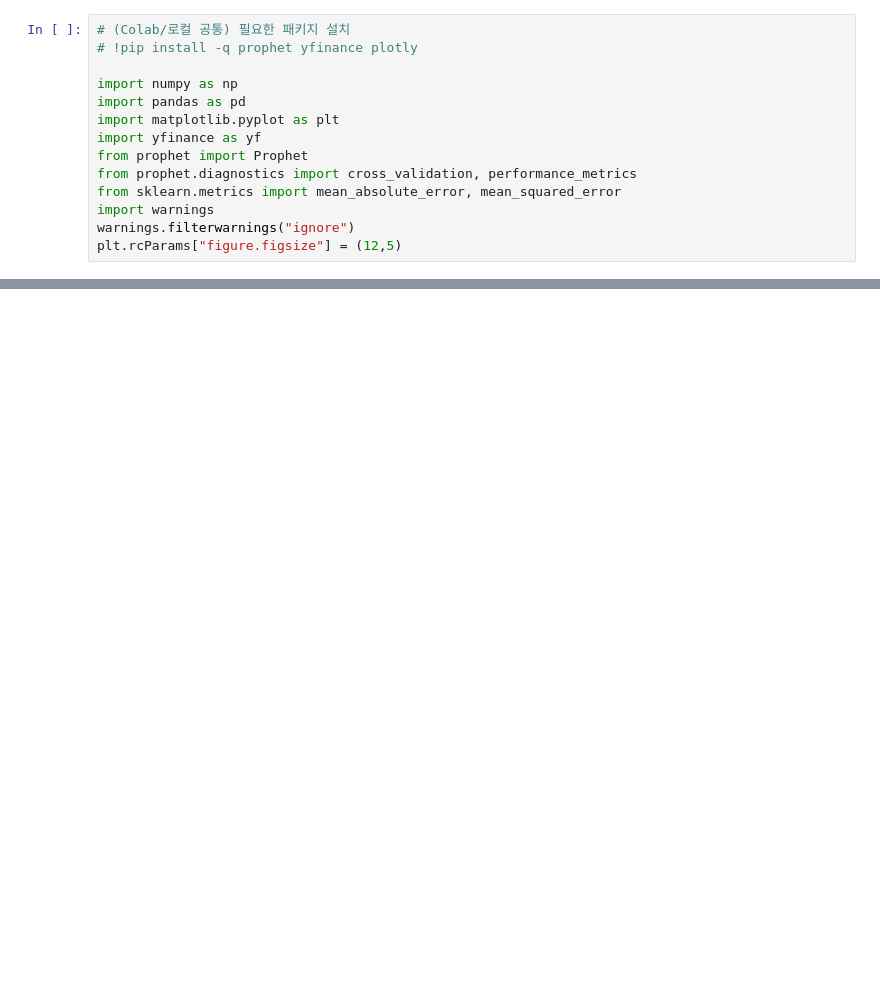
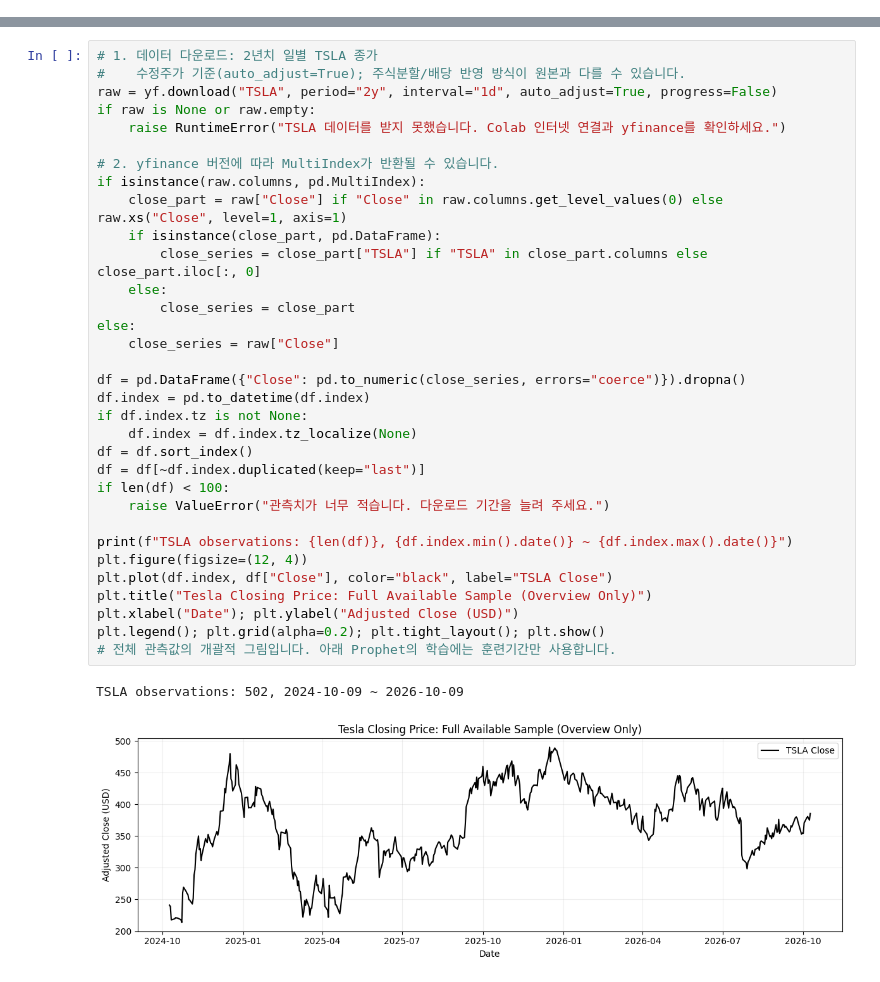
Before and after one commit to nhjung-phd/TimeSeriesAnalysis, a Jupyter notebook: notebooks/26_prophet_forecast.ipynb, the cells around one changed output, grey strips where cells are left out. Drawn from its saved outputs; the diff is of its cells as text; blank space fills up the shorter version.

Commit message:
Colab을 통해 생성됨

```diff
--- a/notebooks/26_prophet_forecast.ipynb
+++ b/notebooks/26_prophet_forecast.ipynb
@@ -7,14 +33,0 @@
-# %%
-# (Colab/로컬 공통) 필요한 패키지 설치
-# !pip install -q prophet yfinance plotly
-
-import numpy as np
-import pandas as pd
-import matplotlib.pyplot as plt
-import yfinance as yf
-from prophet import Prophet
-from prophet.diagnostics import cross_validation, performance_metrics
-from sklearn.metrics import mean_absolute_error, mean_squared_error
-import warnings
-warnings.filterwarnings("ignore")
-plt.rcParams["figure.figsize"] = (12,5)
@@ -235,0 +34,36 @@ plt.legend(); plt.show()
+# %%
+# 1. 데이터 다운로드: 2년치 일별 TSLA 종가
+#    수정주가 기준(auto_adjust=True); 주식분할/배당 반영 방식이 원본과 다를 수 있습니다.
+raw = yf.download("TSLA", period="2y", interval="1d", auto_adjust=True, progress=False)
+if raw is None or raw.empty:
+    raise RuntimeError("TSLA 데이터를 받지 못했습니다. Colab 인터넷 연결과 yfinance를 확인하세요.")
+
+# 2. yfinance 버전에 따라 MultiIndex가 반환될 수 있습니다.
+if isinstance(raw.columns, pd.MultiIndex):
+    close_part = raw["Close"] if "Close" in raw.columns.get_level_values(0) else raw.xs("Close", level=1, axis=1)
+    if isinstance(close_part, pd.DataFrame):
+        close_series = close_part["TSLA"] if "TSLA" in close_part.columns else close_part.iloc[:, 0]
+    else:
+        close_series = close_part
+else:
+    close_series = raw["Close"]
+
+df = pd.DataFrame({"Close": pd.to_numeric(close_series, errors="coerce")}).dropna()
+df.index = pd.to_datetime(df.index)
+if df.index.tz is not None:
+    df.index = df.index.tz_localize(None)
+df = df.sort_index()
+df = df[~df.index.duplicated(keep="last")]
+if len(df) < 100:
+    raise ValueError("관측치가 너무 적습니다. 다운로드 기간을 늘려 주세요.")
+
+print(f"TSLA observations: {len(df)}, {df.index.min().date()} ~ {df.index.max().date()}")
+plt.figure(figsize=(12, 4))
+plt.plot(df.index, df["Close"], color="black", label="TSLA Close")
+plt.title("Tesla Closing Price: Full Available Sample (Overview Only)")
+plt.xlabel("Date"); plt.ylabel("Adjusted Close (USD)")
+plt.legend(); plt.grid(alpha=0.2); plt.tight_layout(); plt.show()
+# 전체 관측값의 개괄적 그림입니다. 아래 Prophet의 학습에는 훈련기간만 사용합니다.
+# %% [output]
+TSLA observations: 502, 2024-10-09 ~ 2026-10-09
+[figure, added]
```
Also changed, not shown: parts of 27 cells of this notebook.
